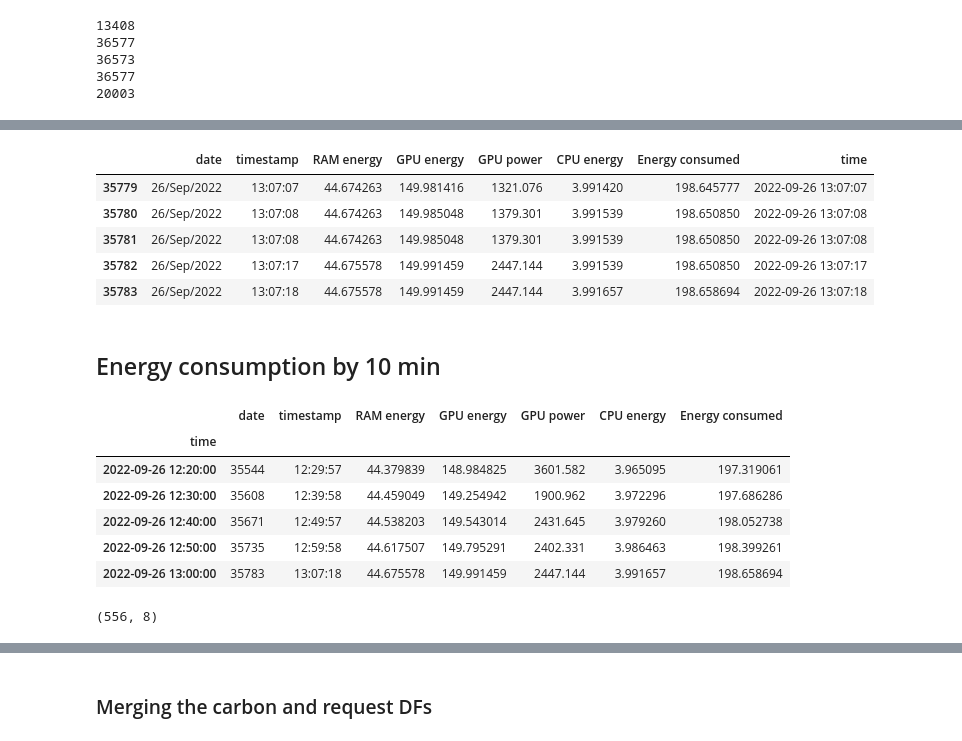
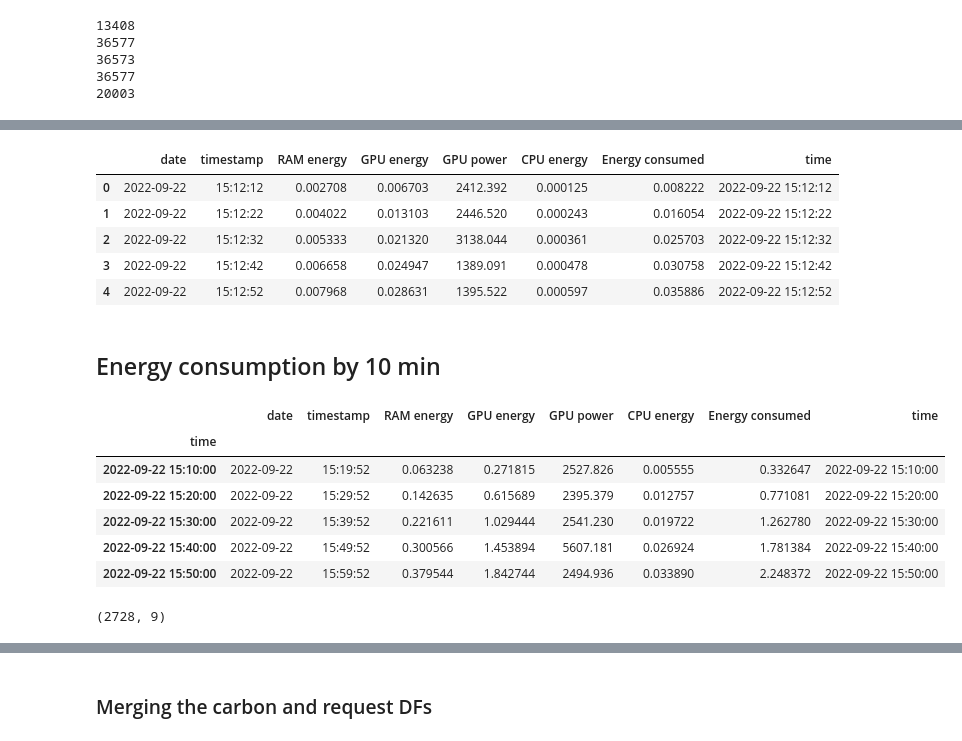
Before and after one commit to bigscience-workshop/carbon-footprint, a Jupyter notebook: bloom_api_carbon.ipynb, the cells around one changed output, grey strips where cells are left out. Saved outputs shown, nothing was run; the diff lists cells and outputs as text; code cells hidden in the pictures.

```diff
--- a/bloom_api_carbon.ipynb
+++ b/bloom_api_carbon.ipynb
@@ -50,3 +173,24 @@ print(len(sep26))
 36573
 36577
 20003
+# %%
+for i in range(1, len(lines), 4):
+    for line in lines[i:i + 4]:
+        try:
+            time = line.split('@')[1].split(']')[0].strip()
+        except:
+            continue
+        if 'RAM :' in line:
+            ram_nrj = line.split('Energy consumed for RAM :')[1].split('RAM')[0].replace('kWh.','')
+        elif 'GPUs'in line:
+            gpu_nrj = line.split('Energy consumed for all GPUs :')[1].split('All GPUs')[0].replace('kWh.','')
+            gpu_power = line.split('All GPUs Power : ')[1].replace('W','').strip()
+        elif 'CPUs' in line:
+            cpu_nrj= line.split('Energy consumed for all CPUs :')[1].split('All CPUs')[0].replace('kWh.','')
+        elif ' electricity used since the begining.' in line:
+            total_nrj = line.split(' electricity used since the begining.')[0].split(']')[1].replace(' of','').replace('kWh','')
+    carbondf.loc[count] = [time, ram_nrj, gpu_nrj, gpu_power, cpu_nrj, total_nrj]
+    count+=1
+# %%
+carbondf = pd.read_csv(directory+'19days_carbon.csv')
+#carbondf= carbondf.drop('Unnamed: 0', axis=1)
@@ -117,30 +260,31 @@ carbondf["GPU power"].head(10000).plot()
 # %%
 carbondf['time'] = carbondf['date'] + ' ' + carbondf['timestamp'].astype(str)
 # %%
-carbondf['time'] = pd.to_datetime(carbondf['time'] , format= "%d/%b/%Y %H:%M:%S")
+carbondf['time'] = pd.to_datetime(carbondf['time'] , format= "%Y-%m-%d %H:%M:%S")
 # %%
-carbondf.tail()
+carbondf.head()
 # %% [output]
 |  | date | timestamp | RAM energy | GPU energy | GPU power | CPU energy | Energy consumed | time |
-| 35779 | 26/Sep/2022 | 13:07:07 | 44.674263 | 149.981416 | 1321.076 | 3.991420 | 198.645777 | 2022-09-26 13:07:07 |
-| 35780 | 26/Sep/2022 | 13:07:08 | 44.674263 | 149.985048 | 1379.301 | 3.991539 | 198.650850 | 2022-09-26 13:07:08 |
-| 35781 | 26/Sep/2022 | 13:07:08 | 44.674263 | 149.985048 | 1379.301 | 3.991539 | 198.650850 | 2022-09-26 13:07:08 |
-| 35782 | 26/Sep/2022 | 13:07:17 | 44.675578 | 149.991459 | 2447.144 | 3.991539 | 198.650850 | 2022-09-26 13:07:17 |
-| 35783 | 26/Sep/2022 | 13:07:18 | 44.675578 | 149.991459 | 2447.144 | 3.991657 | 198.658694 | 2022-09-26 13:07:18 |
+| 0 | 2022-09-22 | 15:12:12 | 0.002708 | 0.006703 | 2412.392 | 0.000125 | 0.008222 | 2022-09-22 15:12:12 |
+| 1 | 2022-09-22 | 15:12:22 | 0.004022 | 0.013103 | 2446.520 | 0.000243 | 0.016054 | 2022-09-22 15:12:22 |
+| 2 | 2022-09-22 | 15:12:32 | 0.005333 | 0.021320 | 3138.044 | 0.000361 | 0.025703 | 2022-09-22 15:12:32 |
+| 3 | 2022-09-22 | 15:12:42 | 0.006658 | 0.024947 | 1389.091 | 0.000478 | 0.030758 | 2022-09-22 15:12:42 |
+| 4 | 2022-09-22 | 15:12:52 | 0.007968 | 0.028631 | 1395.522 | 0.000597 | 0.035886 | 2022-09-22 15:12:52 |
 # %%
-carbondf['date']= carbondf.index
+#carbondf['date']= carbondf.index
 # %% [markdown]
 ## Energy consumption by 10 min
 # %%
 carbonhourdf = carbondf.groupby(pd.Grouper(key = 'time', freq='10min')).last()
-carbonhourdf.tail()
+carbonhourdf['time'] = carbonhourdf.index
+carbonhourdf.head()
 # %% [output]
-|  | date | timestamp | RAM energy | GPU energy | GPU power | CPU energy | Energy consumed |
-| time |  |  |  |  |  |  |  |
-| 2022-09-26 12:20:00 | 35544 | 12:29:57 | 44.379839 | 148.984825 | 3601.582 | 3.965095 | 197.319061 |
-| 2022-09-26 12:30:00 | 35608 | 12:39:58 | 44.459049 | 149.254942 | 1900.962 | 3.972296 | 197.686286 |
-| 2022-09-26 12:40:00 | 35671 | 12:49:57 | 44.538203 | 149.543014 | 2431.645 | 3.979260 | 198.052738 |
-| 2022-09-26 12:50:00 | 35735 | 12:59:58 | 44.617507 | 149.795291 | 2402.331 | 3.986463 | 198.399261 |
-| 2022-09-26 13:00:00 | 35783 | 13:07:18 | 44.675578 | 149.991459 | 2447.144 | 3.991657 | 198.658694 |
+|  | date | timestamp | RAM energy | GPU energy | GPU power | CPU energy | Energy consumed | time |
+| time |  |  |  |  |  |  |  |  |
+| 2022-09-22 15:10:00 | 2022-09-22 | 15:19:52 | 0.063238 | 0.271815 | 2527.826 | 0.005555 | 0.332647 | 2022-09-22 15:10:00 |
+| 2022-09-22 15:20:00 | 2022-09-22 | 15:29:52 | 0.142635 | 0.615689 | 2395.379 | 0.012757 | 0.771081 | 2022-09-22 15:20:00 |
+| 2022-09-22 15:30:00 | 2022-09-22 | 15:39:52 | 0.221611 | 1.029444 | 2541.230 | 0.019722 | 1.262780 | 2022-09-22 15:30:00 |
+| 2022-09-22 15:40:00 | 2022-09-22 | 15:49:52 | 0.300566 | 1.453894 | 5607.181 | 0.026924 | 1.781384 | 2022-09-22 15:40:00 |
+| 2022-09-22 15:50:00 | 2022-09-22 | 15:59:52 | 0.379544 | 1.842744 | 2494.936 | 0.033890 | 2.248372 | 2022-09-22 15:50:00 |
 # %%
 carbonhourdf['Energy by interval'] = carbonhourdf["Energy consumed"].diff()
@@ -147,8 +296,7 @@ carbonhourdf['Energy by interval'] = carbonhourdf["Energy consumed"].diff()
 # %%
-carbonhourdf = carbonhourdf.iloc[7:-1 , :]
 carbonhourdf.shape
 # %% [output]
-(556, 8)
+(2728, 9)
 # %%
 carbonhourdf.head()
 # %% [output]
```
Also changed, not shown: parts of 73 cells of this notebook, 4 other files.
